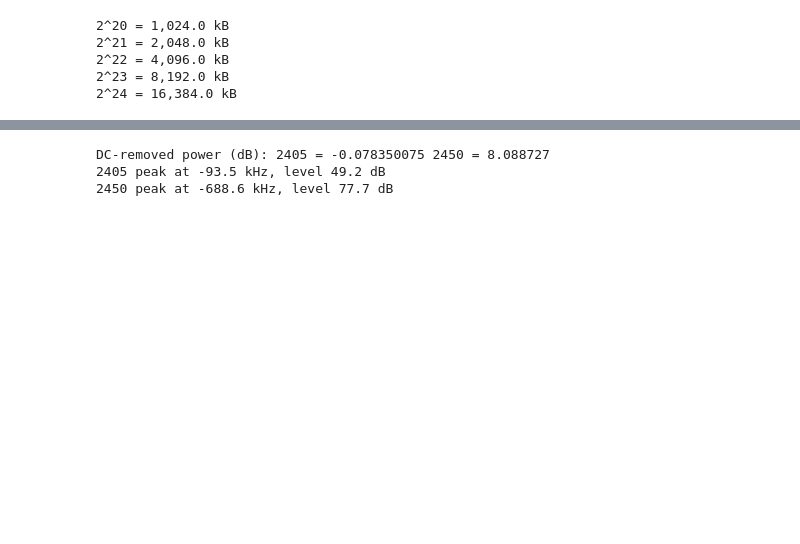
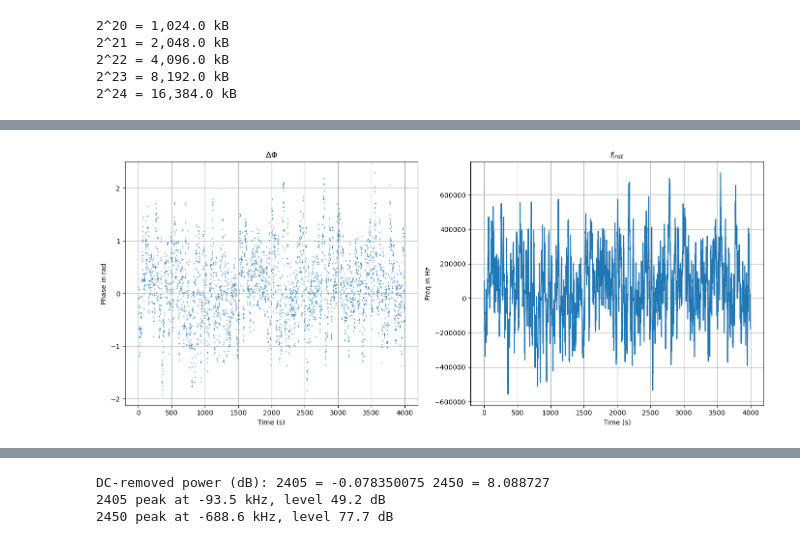
Before and after one commit to civcode/ftdi232h-i2c-jupyter-notebooks, a Jupyter notebook: Pluto-Capture.ipynb, the cells around one changed output, grey strips where cells are left out. Saved outputs shown, nothing was run; the diff lists cells and outputs as text; code cells hidden in the pictures; blank space fills up the shorter version.

```diff
--- a/Pluto-Capture.ipynb
+++ b/Pluto-Capture.ipynb
@@ -382,3 +446,34 @@ plt.plot(np.abs(x)[:15000])
+# %%
+# Filter
+L = 16 # Window Length; Samples
+h = np.ones(L)/L # filter coefficients
+
+dphi_filt = np.convolve(dphi, h, mode="same")
+inst_freq_filt = np.convolve(inst_freq, h, mode="same")
+# %%
+fig_size = (14, 6)
+marker_size = 1
+
+fig, (ax1, ax2) = plt.subplots(1, 2, figsize=fig_size)
+
+# Left subplot: IQ
+ax1.plot(dphi_filt[start:end], '.', markersize=marker_size)
+ax1.set_xlabel("Time (s)")
+ax1.set_ylabel("Phase in rad")
+ax1.set_title("$\Delta\Phi$")
+ax1.grid(True)
+
+# Right subplot: Magnitude
+ax2.plot(inst_freq_filt[start:end], '-')
+ax2.set_xlabel("Time (s)")
+ax2.set_ylabel("Freq in Hz")
+ax2.set_title("$f_{inst}$")
+ax2.grid(True)
+
+plt.tight_layout()
+plt.show()
+# %% [output]
+[figure, added]
 # %%
 # iq, ch1, ch2, fs_out, meta = pluto_capture_two_rf_channels_time_coherent(
 #     num_samples=num_samples,
```
Also changed, not shown: parts of 22 cells of this notebook.
